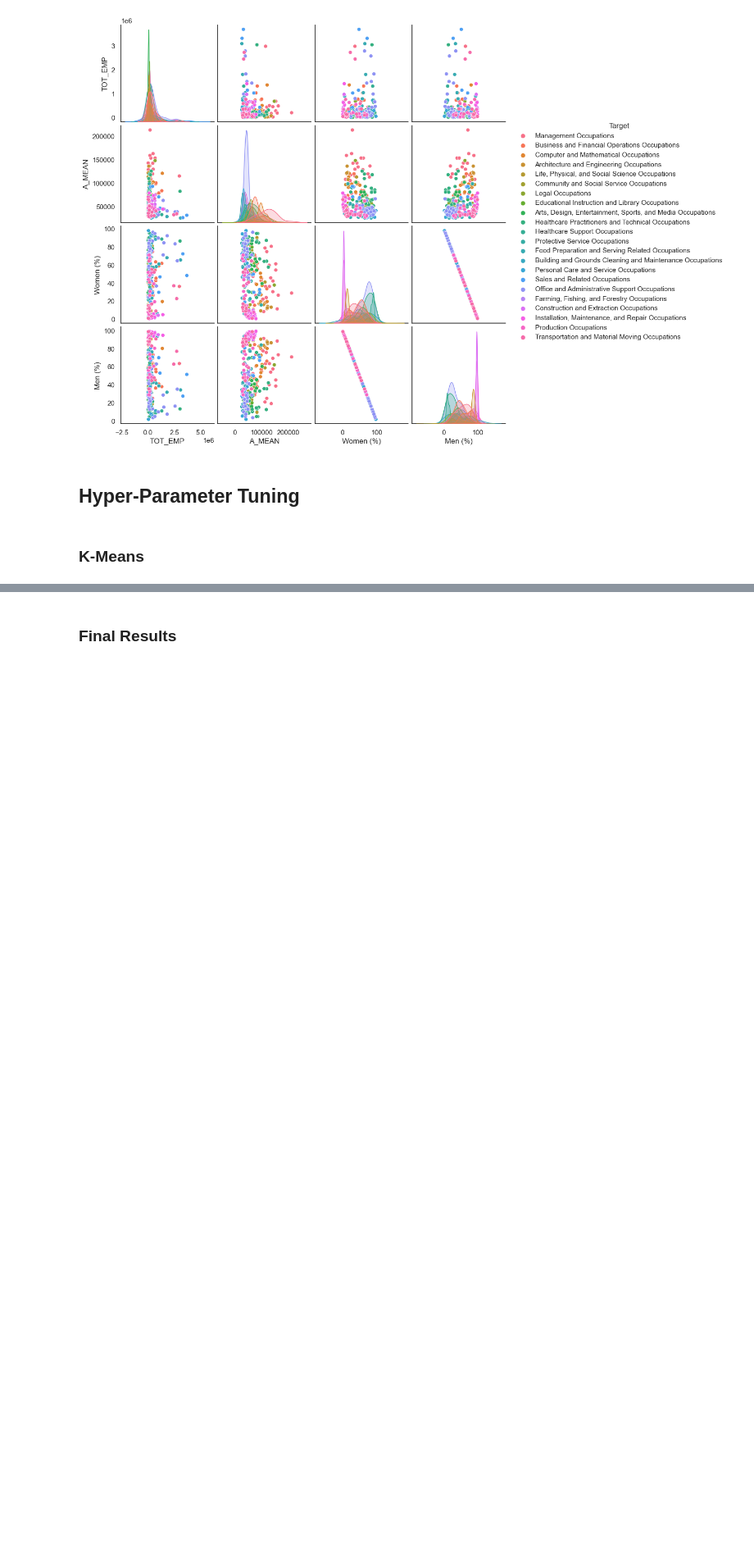
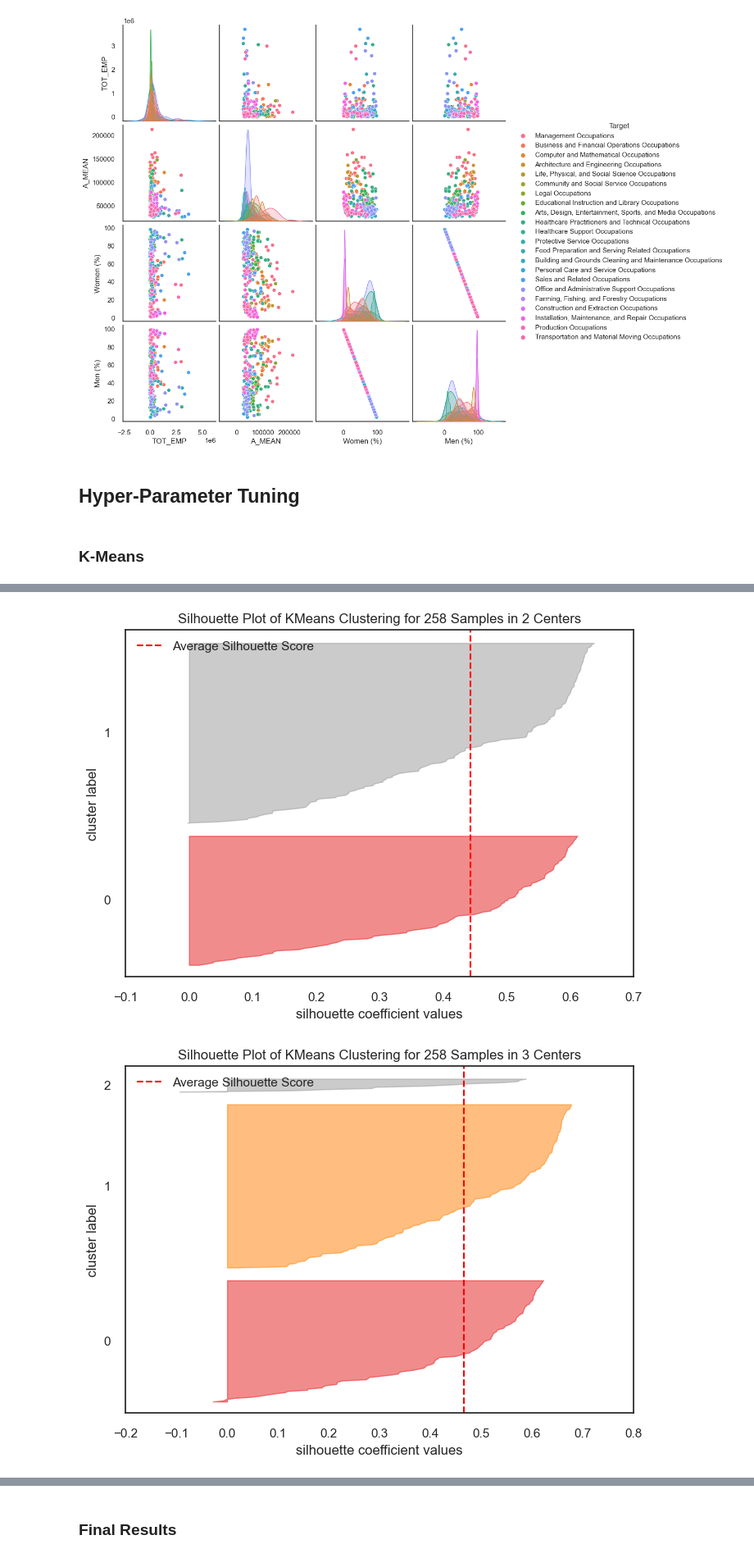
Before and after one commit to anly501/anly-501-project-5cminsuhlim, a Jupyter notebook: codes/05-clustering/clustering.ipynb, the cells around one changed output, grey strips where cells are left out. Shown at 82% size. Saved outputs shown, nothing was run; the diff lists cells and outputs as text; code cells hidden in the pictures; blank space fills up the shorter version.

```diff
--- a/codes/05-clustering/clustering.ipynb
+++ b/codes/05-clustering/clustering.ipynb
@@ -142,6 +143,16 @@ def plot(x,opt_labels,title=''):
 		plt.colorbar(sp)
 	plt.title(title)
 	plt.show()
+# %%
+## ref: https://notebook.community/DistrictDataLabs/yellowbrick/examples/gokriznastic/Iris%20-%20clustering%20example
+from yellowbrick.cluster import SilhouetteVisualizer
+
+def plot_silhouette(X,nmax=10):
+    for param in range(2,nmax+1):
+        model = sklearn.cluster.KMeans(n_clusters=param, random_state=1234).fit(X)
+        silhouette = SilhouetteVisualizer(model)
+        silhouette.fit(X)
+        silhouette.show()
 # %% [markdown]
 ### K-Means
 # %%
@@ -152,0 +165,5 @@ OPTIMAL PARAMETER = 3
+# %%
+plot_silhouette(X, nmax=6)
+# %% [output]
+[figure, added]
+[figure, added]
```
Also changed, not shown: parts of 14 cells of this notebook, 10 other files.
